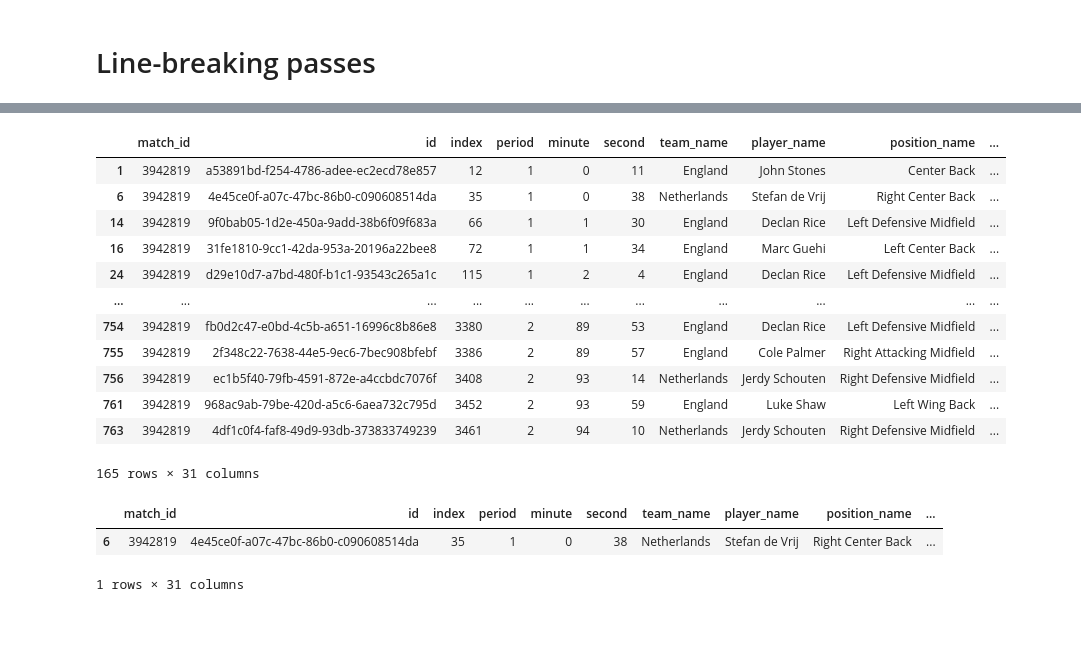
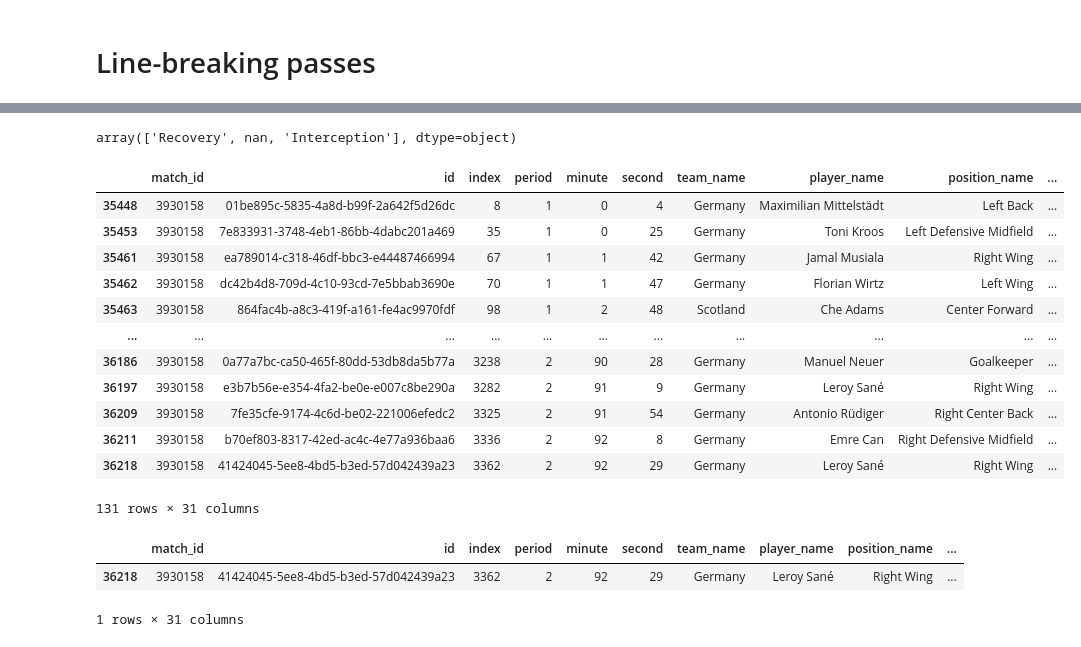
Before and after one commit to FHaddad99/360-Analysis, a Jupyter notebook: Adding EPV to 360 Data.ipynb, the cells around one changed output, grey strips where cells are left out. Saved outputs shown, nothing was run; the diff lists cells and outputs as text; code cells hidden in the pictures.

```diff
--- a/Adding EPV to 360 Data.ipynb
+++ b/Adding EPV to 360 Data.ipynb
@@ -87,7 +87,10 @@ final_event_data
 187858 rows × 87 columns
 # %%
 # Path to the directory containing 360 JSON files
-path_to_360_files = r'C:\Users\PC\OneDrive\Documents\GitHub\open-data\data\three-sixty'
+path_to_360_files = '/Users/fadihaddad/Documents/GitHub/open-data/data/three-sixty/'
+
+                    #PC file path
+                    #r'C:\Users\PC\OneDrive\Documents\GitHub\open-data\data\three-sixty'
 
                     #MAC file path
                     #'/Users/fadihaddad/Documents/GitHub/open-data/data/three-sixty/'
@@ -172,7 +185,8 @@ for match_id in match_ids:
         mask_all_teams_passes = (final_merged_data["match_id"] == match_id) & \
                                 (final_merged_data["period"] == period) & \
                                 (final_merged_data["type_name"] == 'Pass') & \
-                                (final_merged_data["outcome_name"].isnull())
+                                (final_merged_data["outcome_name"].isnull()) & \
+                                ~final_merged_data['sub_type_name'].isin(['Goal Kick', 'Throw-in', 'Free Kick', 'Corner'])
 
         # Filter only the existing columns
         filtered_data = final_merged_data.loc[mask_all_teams_passes,
@@ -507,24 +343,28 @@ Identified 9297 line-breaking passes.
+# %%
+line_breaking_passes_df['sub_type_name'].unique()
+# %% [output]
+array(['Recovery', nan, 'Interception'], dtype=object)
 # %%
-line_breaking_passes_matches = line_breaking_passes_df[(line_breaking_passes_df['match_id'] == 3942819)]
+line_breaking_passes_matches = line_breaking_passes_df[(line_breaking_passes_df['match_id'] == 3930158)]
 line_breaking_passes_matches
 # %% [output]
 |  | match_id | id | index | period | minute | second | team_name | player_name | position_name | ... |
-| 1 | 3942819 | a53891bd-f254-4786-adee-ec2ecd78e857 | 12 | 1 | 0 | 11 | England | John Stones | Center Back | ... |
-| 6 | 3942819 | 4e45ce0f-a07c-47bc-86b0-c090608514da | 35 | 1 | 0 | 38 | Netherlands | Stefan de Vrij | Right Center Back | ... |
-| 14 | 3942819 | 9f0bab05-1d2e-450a-9add-38b6f09f683a | 66 | 1 | 1 | 30 | England | Declan Rice | Left Defensive Midfield | ... |
-| 16 | 3942819 | 31fe1810-9cc1-42da-953a-20196a22bee8 | 72 | 1 | 1 | 34 | England | Marc Guehi | Left Center Back | ... |
-| 24 | 3942819 | d29e10d7-a7bd-480f-b1c1-93543c265a1c | 115 | 1 | 2 | 4 | England | Declan Rice | Left Defensive Midfield | ... |
+| 35448 | 3930158 | 01be895c-5835-4a8d-b99f-2a642f5d26dc | 8 | 1 | 0 | 4 | Germany | Maximilian Mittelstädt | Left Back | ... |
+| 35453 | 3930158 | 7e833931-3748-4eb1-86bb-4dabc201a469 | 35 | 1 | 0 | 25 | Germany | Toni Kroos | Left Defensive Midfield | ... |
+| 35461 | 3930158 | ea789014-c318-46df-bbc3-e44487466994 | 67 | 1 | 1 | 42 | Germany | Jamal Musiala | Right Wing | ... |
+| 35462 | 3930158 | dc42b4d8-709d-4c10-93cd-7e5bbab3690e | 70 | 1 | 1 | 47 | Germany | Florian Wirtz | Left Wing | ... |
+| 35463 | 3930158 | 864fac4b-a8c3-419f-a161-fe4ac9970fdf | 98 | 1 | 2 | 48 | Scotland | Che Adams | Center Forward | ... |
 | ... | ... | ... | ... | ... | ... | ... | ... | ... | ... | ... |
-| 754 | 3942819 | fb0d2c47-e0bd-4c5b-a651-16996c8b86e8 | 3380 | 2 | 89 | 53 | England | Declan Rice | Left Defensive Midfield | ... |
-| 755 | 3942819 | 2f348c22-7638-44e5-9ec6-7bec908bfebf | 3386 | 2 | 89 | 57 | England | Cole Palmer | Right Attacking Midfield | ... |
-| 756 | 3942819 | ec1b5f40-79fb-4591-872e-a4ccbdc7076f | 3408 | 2 | 93 | 14 | Netherlands | Jerdy Schouten | Right Defensive Midfield | ... |
-| 761 | 3942819 | 968ac9ab-79be-420d-a5c6-6aea732c795d | 3452 | 2 | 93 | 59 | England | Luke Shaw | Left Wing Back | ... |
-| 763 | 3942819 | 4df1c0f4-faf8-49d9-93db-373833749239 | 3461 | 2 | 94 | 10 | Netherlands | Jerdy Schouten | Right Defensive Midfield | ... |
+| 36186 | 3930158 | 0a77a7bc-ca50-465f-80dd-53db8da5b77a | 3238 | 2 | 90 | 28 | Germany | Manuel Neuer | Goalkeeper | ... |
+| 36197 | 3930158 | e3b7b56e-e354-4fa2-be0e-e007c8be290a | 3282 | 2 | 91 | 9 | Germany | Leroy Sané | Right Wing | ... |
+| 36209 | 3930158 | 7fe35cfe-9174-4c6d-be02-221006efedc2 | 3325 | 2 | 91 | 54 | Germany | Antonio Rüdiger | Right Center Back | ... |
+| 36211 | 3930158 | b70ef803-8317-42ed-ac4c-4e77a936baa6 | 3336 | 2 | 92 | 8 | Germany | Emre Can | Right Defensive Midfield | ... |
+| 36218 | 3930158 | 41424045-5ee8-4bd5-b3ed-57d042439a23 | 3362 | 2 | 92 | 29 | Germany | Leroy Sané | Right Wing | ... |
-165 rows × 31 columns
+131 rows × 31 columns
 # %%
-filtered_line_breaking_passes = passes_df[(passes_df['match_id'] == 3942819) & (passes_df['index'] == 35)]
+filtered_line_breaking_passes = passes_df[(passes_df['match_id'] == 3930158) & (passes_df['index'] == 3362)]
 filtered_line_breaking_passes
 # %% [output]
 |  | match_id | id | index | period | minute | second | team_name | player_name | position_name | ... |
-| 6 | 3942819 | 4e45ce0f-a07c-47bc-86b0-c090608514da | 35 | 1 | 0 | 38 | Netherlands | Stefan de Vrij | Right Center Back | ... |
+| 36218 | 3930158 | 41424045-5ee8-4bd5-b3ed-57d042439a23 | 3362 | 2 | 92 | 29 | Germany | Leroy Sané | Right Wing | ... |
 1 rows × 31 columns
```
Also changed, not shown: parts of 14 cells of this notebook.
